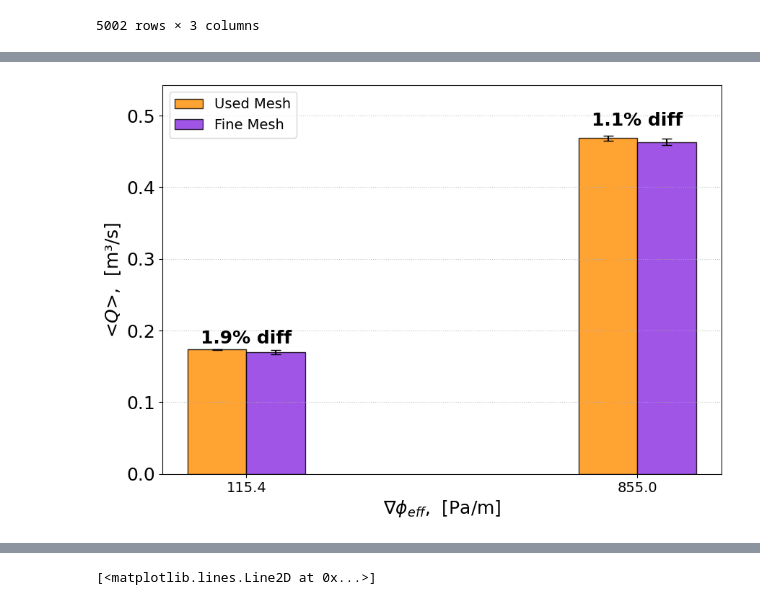
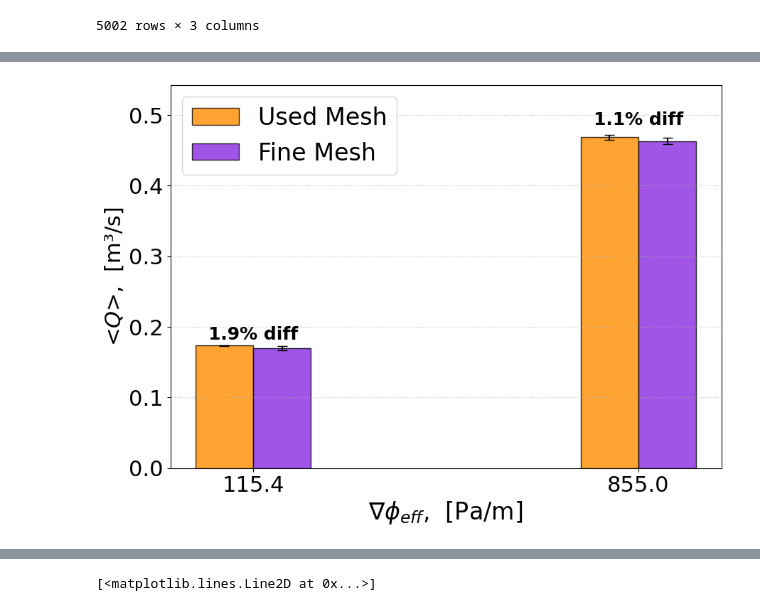
Before and after one commit to Felix-Gdd/cavity_waterflow, a Jupyter notebook: notebook_main_workflow.ipynb, the cells around one changed output, grey strips where cells are left out. Cells and saved outputs as stored; diff of their text form; code cells hidden in the pictures.

```diff
--- a/notebook_main_workflow.ipynb
+++ b/notebook_main_workflow.ipynb
@@ -1139,9 +1014,6 @@ for column in fine_flowrate_df_SS:
     SS_mean_fine_flowrate.append(fine_flowrate_df_SS[column].mean())
     SS_std_fine_flowrate.append(fine_flowrate_df_SS[column].std())
 # %%
-import numpy as np
-import matplotlib.pyplot as plt
-
 
 grad_phi_used = [grad_eff_phi_list[0], grad_eff_phi_list[2]]
 
@@ -1172,38 +1044,40 @@ rects2 = ax.bar(x + width/2, fine_means, width,
                 capsize=5, alpha=0.8, edgecolor='black')
 
 # 2. ADD THE % DIFFERENCE TEXT
 for i in range(len(grad_phi_used)):
     # Calculate relative difference: |Fine - Used| / Used * 100
     diff_pct = abs(fine_means[i] - used_means[i]) / used_means[i] * 100
 
     # Find the highest point (bar height + error bar) to place the text above it
     max_height = max(used_means[i] + used_stds[i], fine_means[i] + fine_stds[i])
 
     # Add a 2% vertical offset so the text doesn't overlap the error bar cap
     y_offset = max_height * 0.02
 
     # Place the text
     ax.text(x[i], max_height + y_offset, f"{diff_pct:.1f}% diff",
             ha='center', va='bottom', fontsize=18, fontweight='bold')
 
 # Formatting
-ax.set_xlabel(r'$\nabla\phi_{eff}$,  [Pa/m]', fontsize=18)
-ax.set_ylabel(r'<$Q$>,  [m³/s]', fontsize=18)
+ax.set_xlabel(r'$\nabla\phi_{eff}$,  [Pa/m]', fontsize=24)
+ax.set_ylabel(r'<$Q$>,  [m³/s]', fontsize=22)
 
 ax.set_xticks(x)
 ax.set_xticklabels([f"{val:.1f}" for val in grad_phi_used], fontsize=14)
-ax.tick_params(axis='y', labelsize=18)
+ax.tick_params(axis='y', labelsize=22)
+ax.tick_params(axis='x', labelsize=22)
+
 
 # Scale the y-axis upper limit slightly so the new text doesn't get cut off at the top
 ax.set_ylim(0, max(used_means + used_stds) * 1.15)
 
 ax.grid(axis='y', ls=':', alpha=0.7)
-ax.legend(fontsize=14, loc='upper left')
+ax.legend(fontsize=24, loc='upper left')
 
 # plt.savefig('mesh_sensitivity_barchart.png', dpi=300, bbox_inches='tight')
 plt.show()
 # %% [output]
-[figure, old version]
+[figure, new version]
 # %%
 def effective_constriction_in_serie(a1,a2,pr1,pr2):
     Gr1 = np.sqrt(a1**3/pr1)
```
Also changed, not shown: parts of 15 cells of this notebook, 2 other files.
